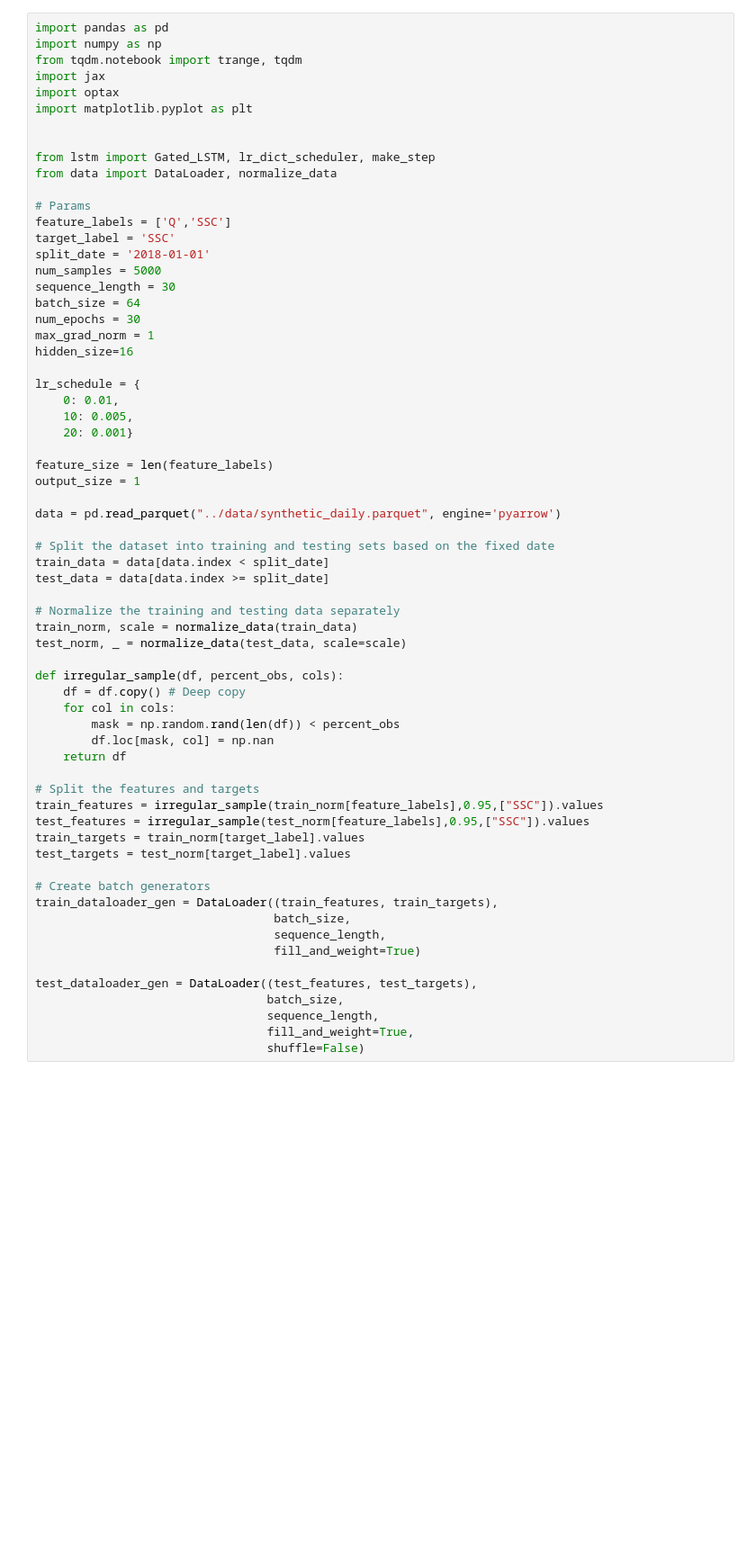
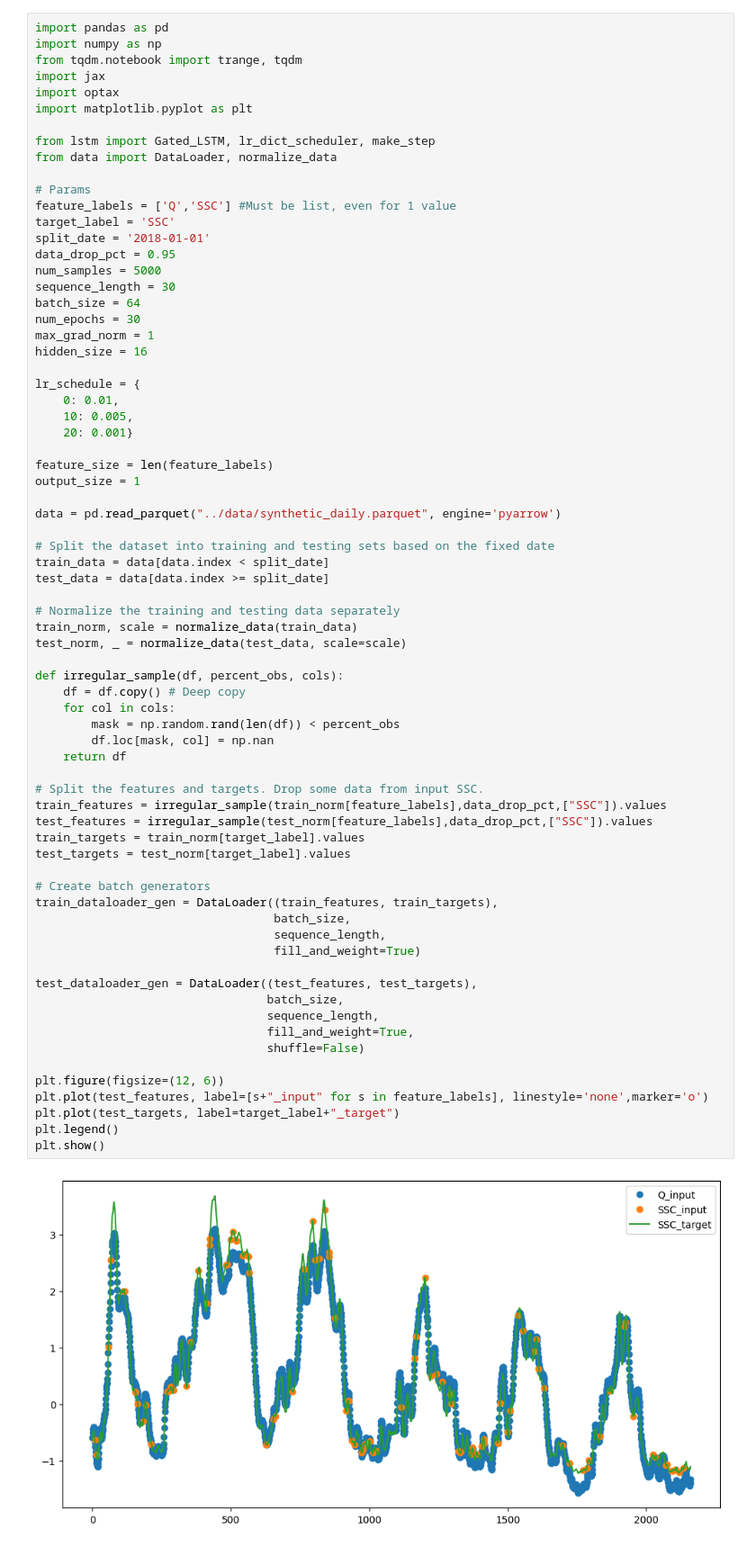
Before and after one commit to Fluvial-UMass/swot-ml, a Jupyter notebook: src/test_Gated_LSTM.ipynb, the cells around one changed output. Shown at 90% size. Cells and saved outputs as stored; diff of their text form; blank space fills up the shorter version.

```diff
--- a/src/test_Gated_LSTM.ipynb
+++ b/src/test_Gated_LSTM.ipynb
@@ -6,20 +6,20 @@ import jax
 import optax
 import matplotlib.pyplot as plt
 
-
 from lstm import Gated_LSTM, lr_dict_scheduler, make_step
 from data import DataLoader, normalize_data
 
 # Params
-feature_labels = ['Q','SSC']
+feature_labels = ['Q','SSC'] #Must be list, even for 1 value
 target_label = 'SSC'
 split_date = '2018-01-01'
+data_drop_pct = 0.95
 num_samples = 5000
 sequence_length = 30
 batch_size = 64
 num_epochs = 30
 max_grad_norm = 1
-hidden_size=16
+hidden_size = 16
 
 lr_schedule = {
     0: 0.01,
@@ -33,36 +33,44 @@ data = pd.read_parquet("../data/synthetic_daily.parquet", engine='pyarrow')
 
 # Split the dataset into training and testing sets based on the fixed date
 train_data = data[data.index < split_date]
 test_data = data[data.index >= split_date]
 
 # Normalize the training and testing data separately
 train_norm, scale = normalize_data(train_data)
 test_norm, _ = normalize_data(test_data, scale=scale)
 
 def irregular_sample(df, percent_obs, cols):
     df = df.copy() # Deep copy
     for col in cols:
         mask = np.random.rand(len(df)) < percent_obs
         df.loc[mask, col] = np.nan
     return df
 
-# Split the features and targets
-train_features = irregular_sample(train_norm[feature_labels],0.95,["SSC"]).values
-test_features = irregular_sample(test_norm[feature_labels],0.95,["SSC"]).values
+# Split the features and targets. Drop some data from input SSC.
+train_features = irregular_sample(train_norm[feature_labels],data_drop_pct,["SSC"]).values
+test_features = irregular_sample(test_norm[feature_labels],data_drop_pct,["SSC"]).values
 train_targets = train_norm[target_label].values
 test_targets = test_norm[target_label].values
 
 # Create batch generators
 train_dataloader_gen = DataLoader((train_features, train_targets),
                                   batch_size,
                                   sequence_length,
                                   fill_and_weight=True)
 
 test_dataloader_gen = DataLoader((test_features, test_targets),
                                  batch_size,
                                  sequence_length,
                                  fill_and_weight=True,
                                  shuffle=False)
+
+plt.figure(figsize=(12, 6))
+plt.plot(test_features, label=[s+"_input" for s in feature_labels], linestyle='none',marker='o')
+plt.plot(test_targets, label=target_label+"_target")
+plt.legend()
+plt.show()
+# %% [output]
+[figure, added]
 # %%
 # Initialize the model
 key = jax.random.PRNGKey(0)
```
Also changed, not shown: parts of 2 cells of this notebook, 1 other file.
